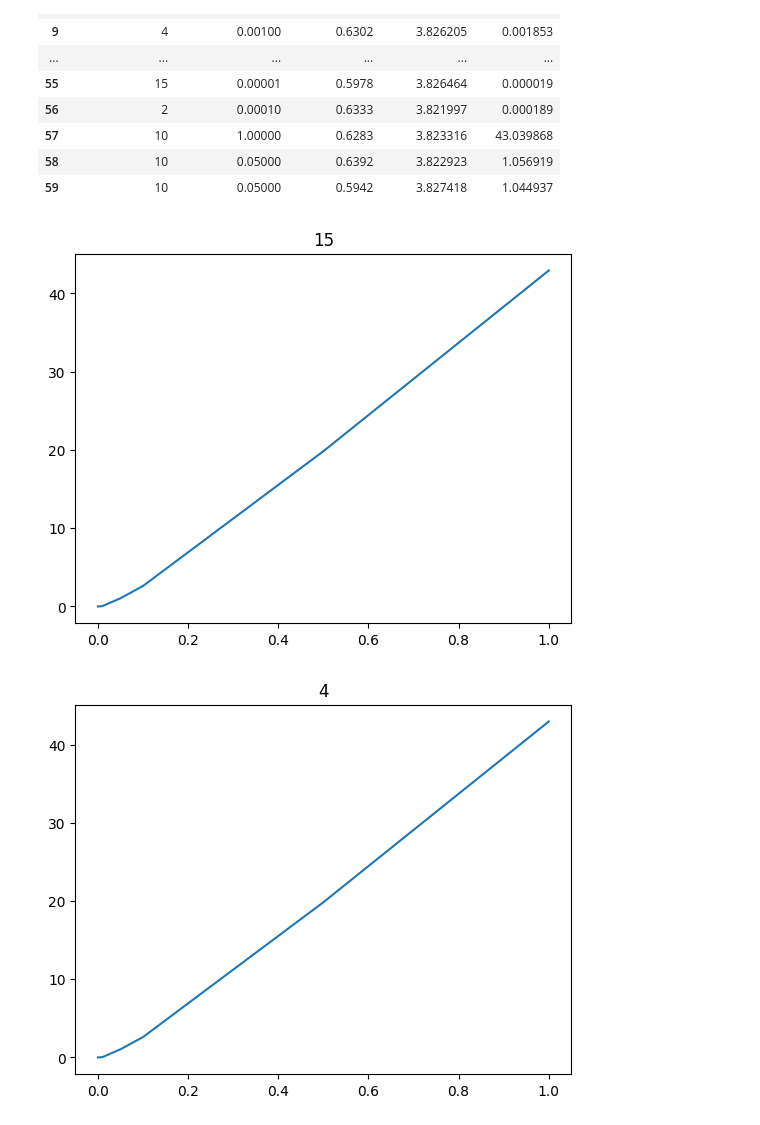
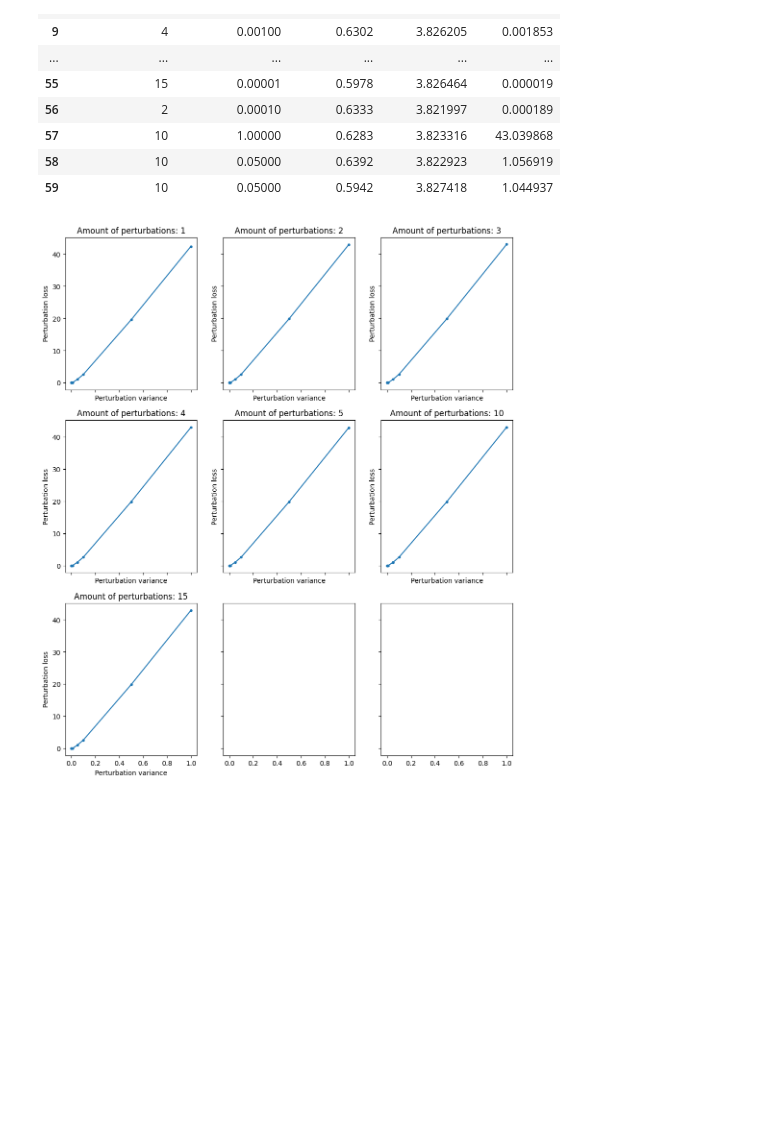
Before and after one commit to dmitrijbozhkov/NNCompression, a Jupyter notebook: interactive/loss_amount.ipynb, the cells around one changed output. Drawn from its saved outputs; the diff is of its cells as text; code cells hidden in the pictures; blank space fills up the shorter version.

Commit message:
Visualize results

```diff
--- a/interactive/loss_amount.ipynb
+++ b/interactive/loss_amount.ipynb
@@ -13,7 +20,7 @@ from visualization.runner_output_utils import enumerate_run_folder, filter_incom
 # %%
 from statistics import mean
 # %%
-runs = enumerate_run_folder("/run/media/dima/Scratch/run_out/run_out/outputs/resnet18_perturb_experiment/")
-runs = filter_incomplete_runs(runs)
+runs = o.enumerate_run_folder("/run/media/dima/Scratch/run_out/run_out/outputs/resnet18_perturb_experiment/")
+runs = o.filter_incomplete_runs(runs)
 # runs = filter_run_folder(runs, "perturb_amount", 10)
 # runs = filter_run_folder(runs, "perturb_variance", 0.001)
@@ -20,9 +31,11 @@ runs = filter_incomplete_runs(runs)
+# %%
+runs = o.load_runs(runs)
 # %%
 dataset = []
 
 for run in runs:
     d = runs[run]
-    d_config, d_run_data = get_config_run_data(d)
+    d_config, d_run_data = d["config"], d["run_data"]
 
     objective_loss = []
     perturb_loss = []
@@ -58,12 +71,19 @@ dataset
 | 57 | 10 | 1.00000 | 0.6283 | 3.823316 | 43.039868 |
 | 58 | 10 | 0.05000 | 0.6392 | 3.822923 | 1.056919 |
 | 59 | 10 | 0.05000 | 0.5942 | 3.827418 | 1.044937 |
+# %%
+perturb_amounts_sorted = sorted(dataset["perturb_amount"].unique())
+perturb_variance_sorted = sorted(dataset["perturb_variance"].unique())
 # %%
-for p in dataset["perturb_amount"].unique():
+fig, ax = plt.subplots(3, 3, figsize=(12, 14), sharey=True, sharex=True)
+ax = [a for axx in ax for a in axx]
+for ax, p in zip(ax, perturb_amounts_sorted):
     d = dataset[dataset["perturb_amount"] == p].sort_values("perturb_variance")
-    plt.plot(d["perturb_variance"], d["perturb_loss"])
-    plt.title(p)
-    plt.show()
+    ax.plot(d["perturb_variance"], d["perturb_loss"], marker=".")
+    ax.set_title(f"Amount of perturbations: {p}")
+    ax.set_xlabel("Perturbation variance")
+    ax.set_ylabel("Perturbation loss")
+
+plt.show()
 # %% [output]
-[figure, old version]
+[figure, new version]
-[figure, removed]
```
Also changed, not shown: parts of 7 cells of this notebook, 3 other files.
